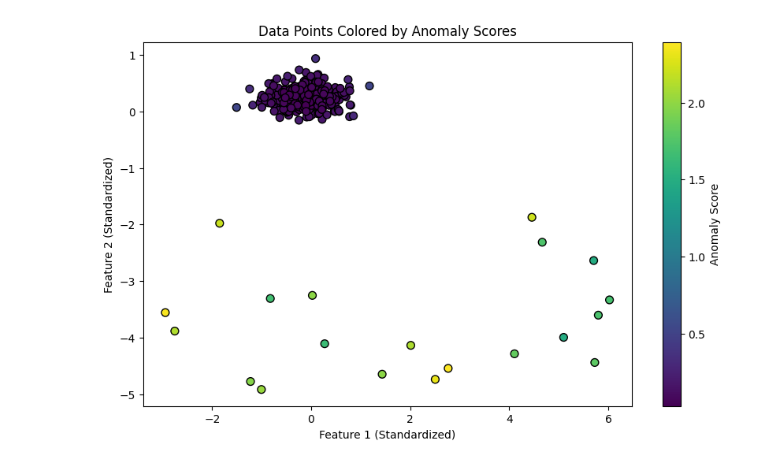
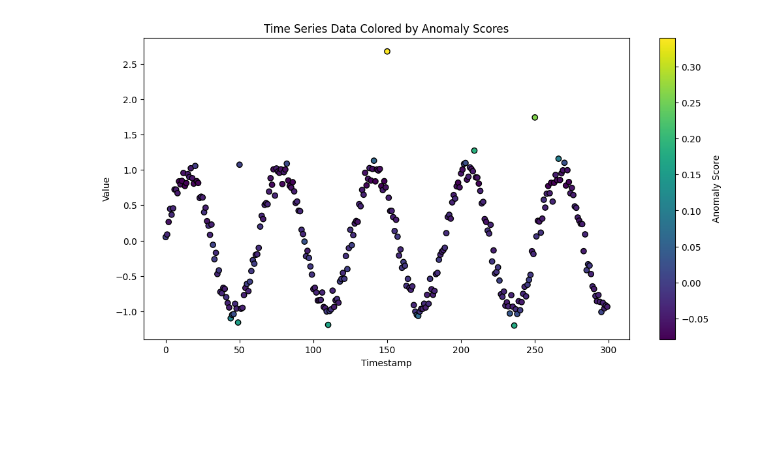
Before and after one commit to vmjs1234/CLUSTERING_ASSIGNMENT, a Jupyter notebook: e_)_Anomaly.ipynb, the cells around one changed output. Saved outputs shown, nothing was run; the diff lists cells and outputs as text; code cells hidden in the pictures; blank space fills up the shorter version.

```diff
--- a/e_)_Anomaly.ipynb
+++ b/e_)_Anomaly.ipynb
@@ -39,0 +42,14 @@ X = np.vstack([X, outliers])
+# %%
+
+# Create a DataFrame to mimic a time series dataset
+data = pd.DataFrame({'timestamp': time, 'value': values})
+
+# Step 2: Visualize the raw time series data
+plt.figure(figsize=(12, 6))
+plt.plot(data['timestamp'], data['value'], label='Time Series', color='blue')
+plt.scatter(data['timestamp'][anomalies], data['value'][anomalies], color='red', label='Injected Anomalies')
+plt.title("Raw Time Series Data with Injected Anomalies")
+plt.xlabel("Timestamp")
+plt.ylabel("Value")
+plt.legend()
+plt.show()
@@ -40,11 +58,11 @@ X = np.vstack([X, outliers])
 # %%
 
-# Step 2: Standardize the data for better performance
+# Step 3: Preprocess the data (scaling)
 scaler = StandardScaler()
-X_scaled = scaler.fit_transform(X)
+data['scaled_value'] = scaler.fit_transform(data[['value']])
 # %%
 
-# Step 3: Initialize and train the PyOD KNN model
-knn = KNN(contamination=0.1)  # Assume 10% of the data are anomalies
-knn.fit(X_scaled)
+# Step 4: Train an anomaly detection model using PyOD (Isolation Forest)
+model = IForest(contamination=0.1)  # Assume ~10% anomalies in the data
+model.fit(data[['scaled_value']])
 # %% [output]
@@ -54,5 +72,5 @@ KNN(algorithm='auto', contamination=0.1, leaf_size=30, method='largest',
 # %%
 
-# Step 4: Predict anomalies
-labels = knn.labels_  # Binary labels (0: normal, 1: anomaly)
-scores = knn.decision_scores_  # Raw anomaly scores
+# Step 5: Predict anomalies and get anomaly scores
+data['anomaly_label'] = model.labels_  # Binary labels (0: normal, 1: anomaly)
+data['anomaly_score'] = model.decision_scores_  # Raw anomaly scores
@@ -93,13 +108,13 @@ plt.show()
 # %%
 
-## Scatter Plot with Color Gradient Based on Scores
-plt.figure(figsize=(10, 6))
-scatter = plt.scatter(X_scaled[:, 0], X_scaled[:, 1], c=scores, cmap='viridis', edgecolor='k', s=50)
-plt.title("Data Points Colored by Anomaly Scores")
-plt.xlabel("Feature 1 (Standardized)")
-plt.ylabel("Feature 2 (Standardized)")
+## Scatter plot with anomaly scores as color gradient
+plt.figure(figsize=(12, 6))
+scatter = plt.scatter(data['timestamp'], data['value'], c=data['anomaly_score'], cmap='viridis', edgecolor='k')
 cbar = plt.colorbar(scatter)
 cbar.set_label("Anomaly Score")
+plt.title("Time Series Data Colored by Anomaly Scores")
+plt.xlabel("Timestamp")
+plt.ylabel("Value")
 plt.show()
 # %% [output]
-[figure, old version]
+[figure, new version]
```
Also changed, not shown: parts of 10 cells of this notebook.
